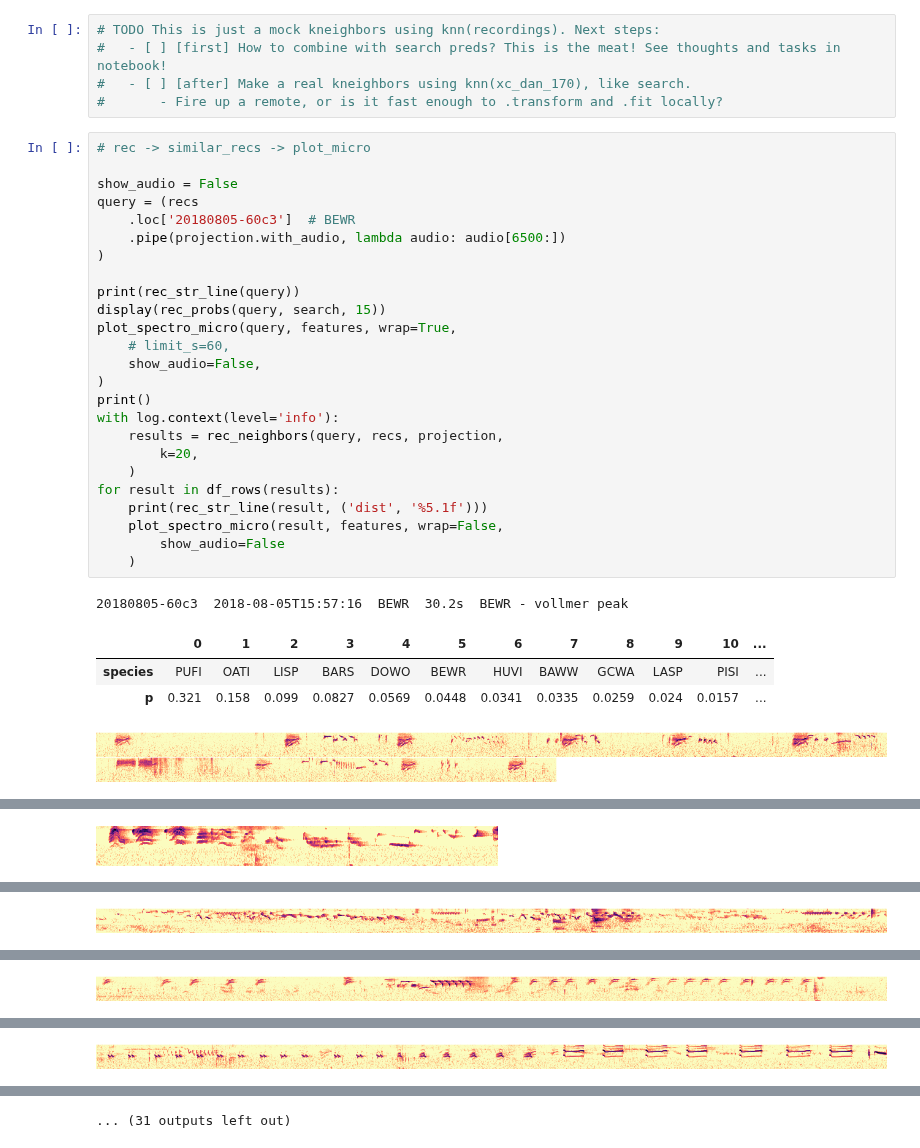
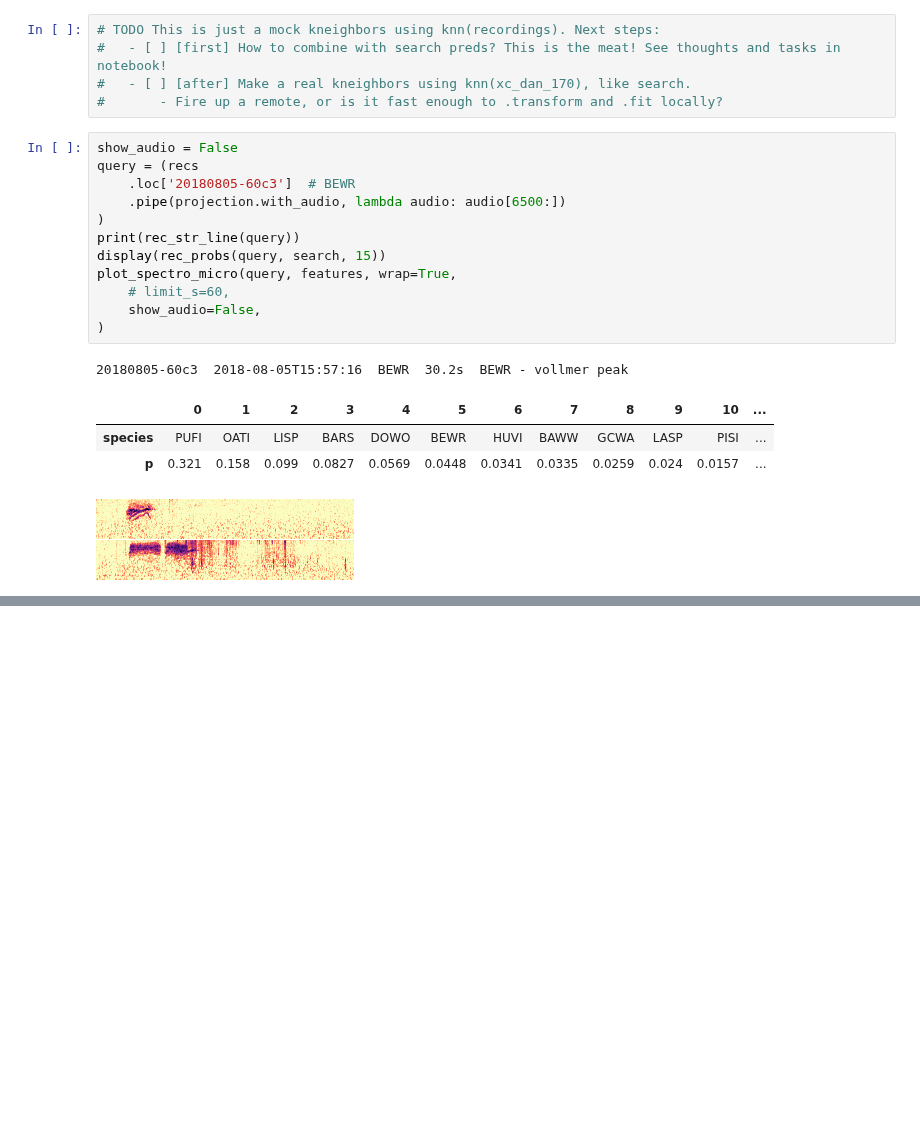
Before and after one commit to jdanbrown/birdgram, a Jupyter notebook: features/notebooks/20180809_app_ideas_2.ipynb, the cells around one changed output, grey strips where cells are left out. Drawn from its saved outputs; the diff is of its cells as text; blank space fills up the shorter version.

Commit message:
viz: Better plot_spectro*

```diff
--- a/features/notebooks/20180809_app_ideas_2.ipynb
+++ b/features/notebooks/20180809_app_ideas_2.ipynb
@@ -141,33 +141,20 @@ def rec_neighbors(rec, recs, projection, k=10):
 #   - [ ] [after] Make a real kneighbors using knn(xc_dan_170), like search.
 #       - Fire up a remote, or is it fast enough to .transform and .fit locally?
 # %%
-# rec -> similar_recs -> plot_micro
-
 show_audio = False
 query = (recs
     .loc['20180805-60c3']  # BEWR
     .pipe(projection.with_audio, lambda audio: audio[6500:])
 )
-
 print(rec_str_line(query))
 display(rec_probs(query, search, 15))
 plot_spectro_micro(query, features, wrap=True,
     # limit_s=60,
     show_audio=False,
 )
-print()
-with log.context(level='info'):
-    results = rec_neighbors(query, recs, projection,
-        k=20,
-    )
-for result in df_rows(results):
-    print(rec_str_line(result, ('dist', '%5.1f')))
-    plot_spectro_micro(result, features, wrap=False,
-        show_audio=False
-    )
 # %% [output]
 20180805-60c3  2018-08-05T15:57:16  BEWR  30.2s  BEWR - vollmer peak
 |  | 0 | 1 | 2 | 3 | 4 | 5 | 6 | 7 | 8 | 9 | 10 | ... |
 | species | PUFI | OATI | LISP | BARS | DOWO | BEWR | HUVI | BAWW | GCWA | LASP | PISI | ... |
 | p | 0.321 | 0.158 | 0.099 | 0.0827 | 0.0569 | 0.0448 | 0.0341 | 0.0335 | 0.0259 | 0.024 | 0.0157 | ... |
-[figure, old version]
+[figure, new version]
@@ -175 +160,0 @@ for result in df_rows(results):
-[figure, removed]
@@ -177 +160,0 @@ for result in df_rows(results):
-[figure, removed]
@@ -179 +160,0 @@ for result in df_rows(results):
-[figure, removed]
@@ -181 +160,0 @@ for result in df_rows(results):
-[figure, removed]
@@ -183 +160,0 @@ for result in df_rows(results):
-... (31 outputs left out)
```
Also changed, not shown: parts of 5 cells of this notebook, 1 other file.
